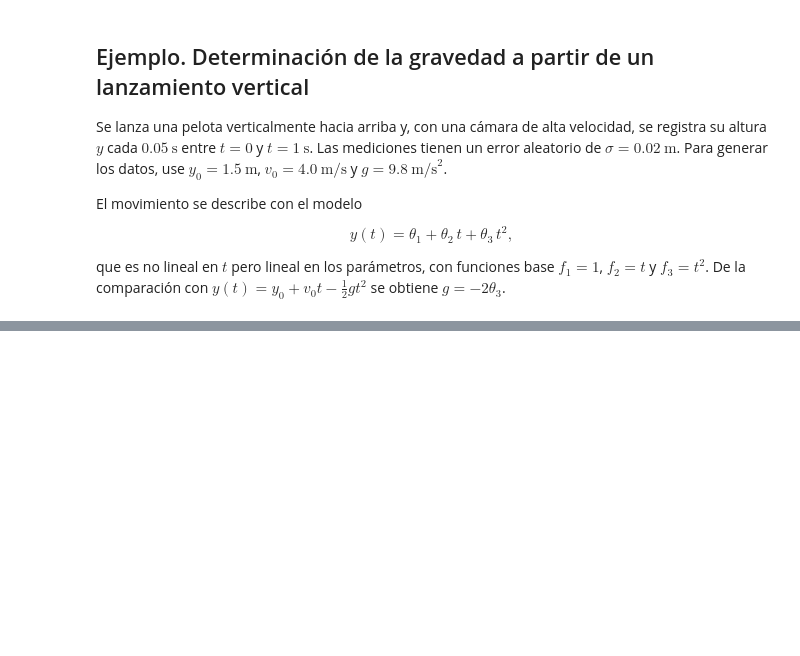
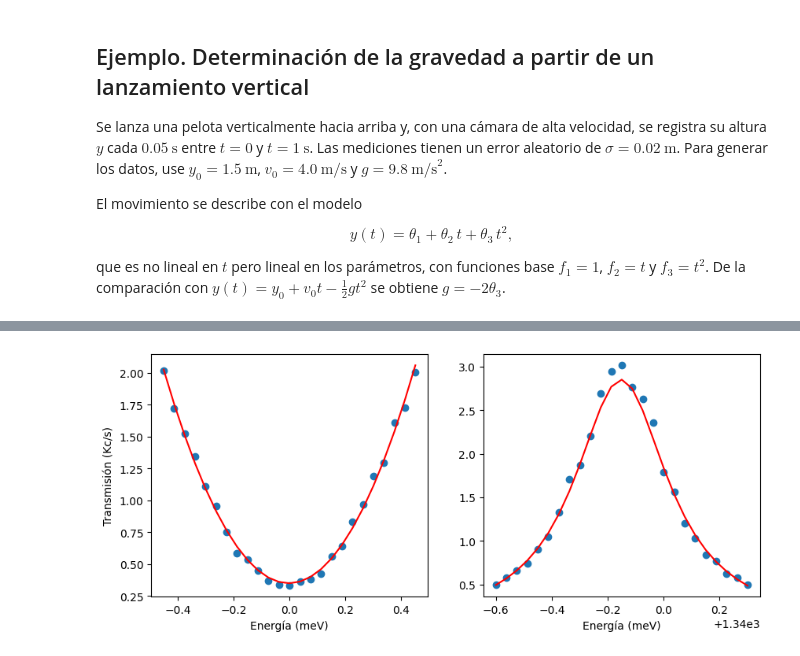
Before and after one commit to alfagalileo/Metodos_Computacionales_1, a Jupyter notebook: _Clase8.ipynb, the cells around one changed output, grey strips where cells are left out. Saved outputs shown, nothing was run; the diff lists cells and outputs as text; code cells hidden in the pictures; blank space fills up the shorter version.

```diff
--- a/_Clase8.ipynb
+++ b/_Clase8.ipynb
@@ -210,0 +286,8 @@ T = np.array([0.495, 0.580, 0.655, 0.745, 0.902, 1.047, 1.328,
+# %%
+E_ref = E.mean()
+d = E - E_ref
+
+Φ = np.column_stack([d**2, d, np.ones_like(d)])
+M = Φ.T@Φ
+
+z = 1.0 / T
@@ -210,0 +298,21 @@ T = np.array([0.495, 0.580, 0.655, 0.745, 0.902, 1.047, 1.328,
+# %%
+θ, _, _ = jacobi(Φ.T@Φ, Φ.T@z)
+a,b,c = θ
+# %%
+x0 = E_ref - b / (2 * a)
+γ = np.sqrt((4 * a * c - b**2) / (4 * a**2))
+A = 1.0 / (a *γ**2)
+
+fig, ax = plt.subplots(1,2, figsize=(10,4))
+
+ax[0].scatter(d,z)
+ax[0].plot( d, a*d**2 + b*d + c, "r" )
+ax[0].set_xlabel("Energía (meV)")
+ax[0].set_ylabel("Transmisión (Kc/s)")
+
+ax[1].scatter(E,T)
+ax[1].plot( E, A*γ**2/((E-x0)**2 + γ**2), "r" )
+ax[1].set_xlabel("Energía (meV)")
+plt.show()
+# %% [output]
+[figure, added]
```
Also changed, not shown: parts of 14 cells of this notebook.
